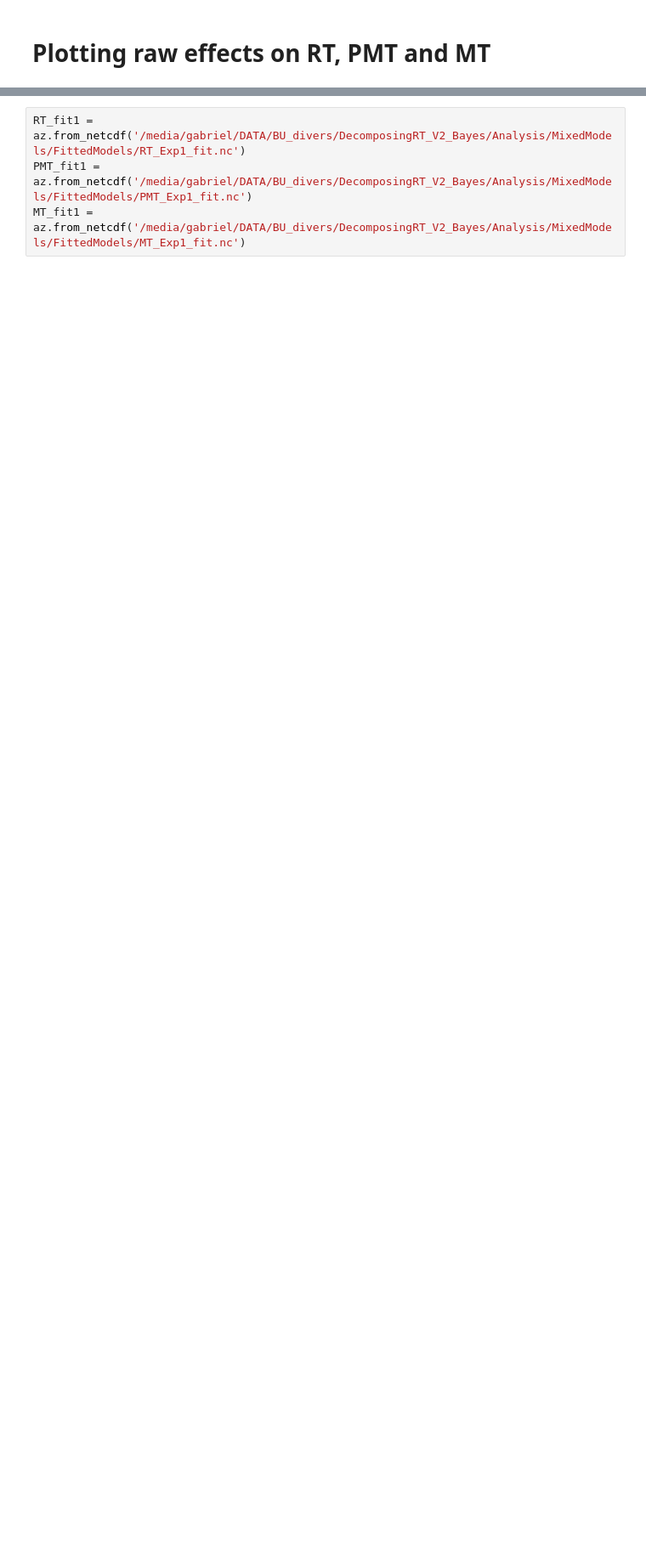
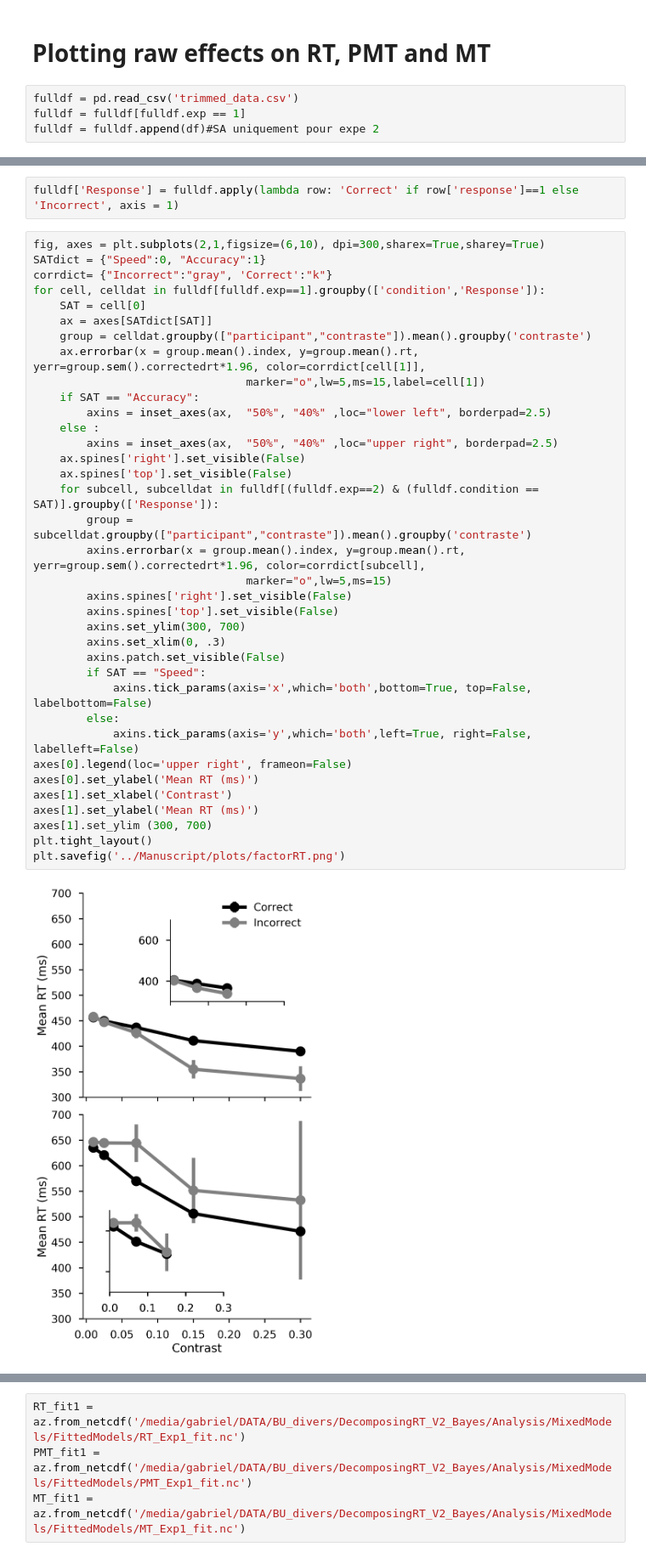
Before and after one commit to GWeindel/DecomposingRT, a Jupyter notebook: Analysis/3-EXP2-Behavior_EMG.ipynb, the cells around one changed output, grey strips where cells are left out. Shown at 85% size. Cells and saved outputs as stored; diff of their text form; blank space fills up the shorter version.

```diff
--- a/Analysis/3-EXP2-Behavior_EMG.ipynb
+++ b/Analysis/3-EXP2-Behavior_EMG.ipynb
@@ -127,6 +95,10 @@ plt.show()
 [figure]
 # %% [markdown]
 # Plotting raw effects on RT, PMT and MT
+# %%
+fulldf = pd.read_csv('trimmed_data.csv')
+fulldf = fulldf[fulldf.exp == 1]
+fulldf = fulldf.append(df)#SA uniquement pour expe 2
 # %%
 def std_within(df, dv, cond,unit):#Normalize according to cousineau's method, not really optimized...
     for i, con_dat in df.groupby(cond):
@@ -183,0 +115,40 @@ plt.show()
+# %%
+fulldf['Response'] = fulldf.apply(lambda row: 'Correct' if row['response']==1 else 'Incorrect', axis = 1)
+# %%
+fig, axes = plt.subplots(2,1,figsize=(6,10), dpi=300,sharex=True,sharey=True)
+SATdict = {"Speed":0, "Accuracy":1}
+corrdict= {"Incorrect":"gray", 'Correct':"k"}
+for cell, celldat in fulldf[fulldf.exp==1].groupby(['condition','Response']):
+    SAT = cell[0]
+    ax = axes[SATdict[SAT]]
+    group = celldat.groupby(["participant","contraste"]).mean().groupby('contraste')
+    ax.errorbar(x = group.mean().index, y=group.mean().rt, yerr=group.sem().correctedrt*1.96, color=corrdict[cell[1]],
+                                marker="o",lw=5,ms=15,label=cell[1])
+    if SAT == "Accuracy":
+        axins = inset_axes(ax,  "50%", "40%" ,loc="lower left", borderpad=2.5)
+    else :
+        axins = inset_axes(ax,  "50%", "40%" ,loc="upper right", borderpad=2.5)
+    ax.spines['right'].set_visible(False)
+    ax.spines['top'].set_visible(False)
+    for subcell, subcelldat in fulldf[(fulldf.exp==2) & (fulldf.condition == SAT)].groupby(['Response']):
+        group = subcelldat.groupby(["participant","contraste"]).mean().groupby('contraste')
+        axins.errorbar(x = group.mean().index, y=group.mean().rt, yerr=group.sem().correctedrt*1.96, color=corrdict[subcell],
+                                marker="o",lw=5,ms=15)
+        axins.spines['right'].set_visible(False)
+        axins.spines['top'].set_visible(False)
+        axins.set_ylim(300, 700)
+        axins.set_xlim(0, .3)
+        axins.patch.set_visible(False)
+        if SAT == "Speed":
+            axins.tick_params(axis='x',which='both',bottom=True, top=False, labelbottom=False)
+        else:
+            axins.tick_params(axis='y',which='both',left=True, right=False, labelleft=False)
+axes[0].legend(loc='upper right', frameon=False)
+axes[0].set_ylabel('Mean RT (ms)')
+axes[1].set_xlabel('Contrast')
+axes[1].set_ylabel('Mean RT (ms)')
+axes[1].set_ylim (300, 700)
+plt.tight_layout()
+plt.savefig('../Manuscript/plots/factorRT.png')
+# %% [output]
+[figure, added]
```
Also changed, not shown: parts of 16 cells of this notebook.
